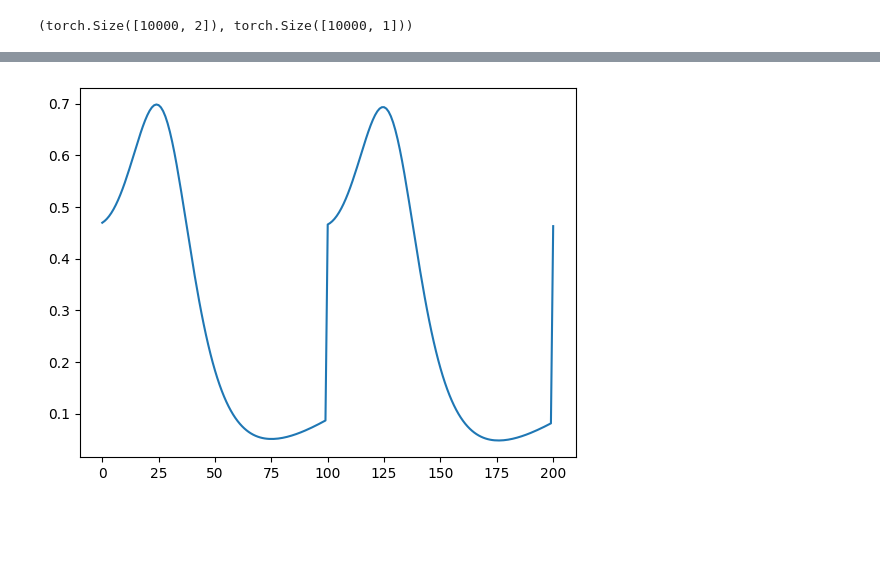
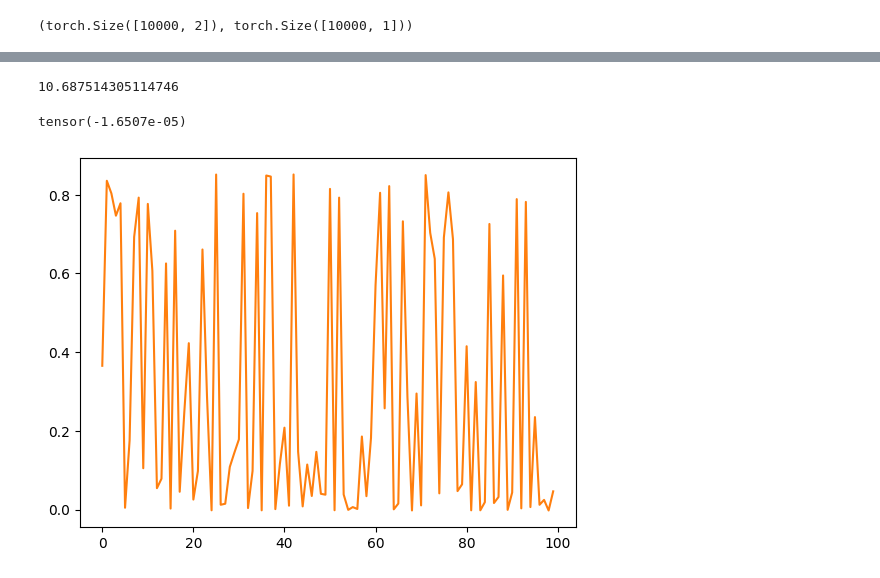
Before and after one commit to broccubali/NoisyICML, a Jupyter notebook: pinns-inverse/DiffSorp/pinnv8.ipynb, the cells around one changed output, grey strips where cells are left out. Drawn from its saved outputs; the diff is of its cells as text; code cells hidden in the pictures; blank space fills up the shorter version.

```diff
--- a/pinns-inverse/DiffSorp/pinnv8.ipynb
+++ b/pinns-inverse/DiffSorp/pinnv8.ipynb
@@ -6,7 +6,7 @@ from tqdm import tqdm
 
 
 class PINN(nn.Module):
-    def __init__(self, input_size, hidden_size, output_size):
+    def __init__(self, input_size, hidden_size, output_size, d, kd):
         super(PINN, self).__init__()
         # Define neural network layers
         self.layers = nn.ModuleList(
@@ -26,9 +26,11 @@ class PINN(nn.Module):
         self.D = nn.Parameter(
             torch.tensor([10.0], dtype=torch.float32, requires_grad=True)
         )  # Diffusion coefficient
-        self.Kd = nn.Parameter(
-            torch.tensor([10.0], dtype=torch.float32, requires_grad=True)
-        )  # Sorption coefficient
+        # self.Kd = nn.Parameter(
+        #     torch.tensor([10.0], dtype=torch.float32, requires_grad=True)
+        # )  # Sorption coefficient
+        # self.D = d
+        self.Kd = kd
 
         # Loss function and optimizer
         self.loss = nn.MSELoss()
@@ -84,7 +86,7 @@ class PINN(nn.Module):
             self.optimizer.step()
             if epoch % 200 == 0:
                 print(
-                    f"Epoch {epoch}, Loss {loss.item()}, D {self.D.item()}, Kd {self.Kd.item()}, Data Loss {a.item()}, Residual Loss {b.item()}"
+                    f"Epoch {epoch}, Loss {loss.item()}, Data Loss {a.item()}, Residual Loss {b.item()}, D {self.D.item()}"
                 )
 # %%
 import h5py
@@ -98,12 +100,12 @@ with h5py.File("diff_sorp.h5", "r") as f:
     C_all = f["1"]["data"][:]
     f.close()
 # Create input (x, t) and output (C) tensors
-x = np.linspace(0, 1, Nx)
+x = np.linspace(0, 10, Nx)
 t = np.linspace(0, 1, Nt)
 X, T = np.meshgrid(x, t)
 X_train = torch.tensor(
-    np.vstack((X.flatten(), T.flatten())).T, dtype=torch.float32
+    np.hstack((X.flatten()[:, None], T.flatten()[:, None])), dtype=torch.float32
 ).to("cuda")
-C_train = torch.tensor(C_all.flatten(), dtype=torch.float32).to("cuda")
+C_train = torch.tensor(C_all.flatten()[:, None], dtype=torch.float32).to("cuda")
 X_train.shape, C_train.shape
 # %% [output]
@@ -115,11 +117,11 @@ dtrue, ktrue
 # %%
 idx = np.random.choice(Nx * Nt, 10000, replace=False)
 xtrain = X_train[idx]
-C_train = C_train[idx, None]
-xtrain.shape, C_train.shape
+ctrain = C_train[idx]
+xtrain.shape, ctrain.shape
 # %% [output]
 (torch.Size([10000, 2]), torch.Size([10000, 1]))
 # %%
-model = PINN(2, 20, 1).to("cuda")
-model.train_model(xtrain, C_train, epochs=10000)
+model = PINN(2, 20, 1, dtrue, ktrue).to("cuda")
+model.train_model(xtrain, ctrain, epochs=10000)
 # %% [output]
@@ -138,11 +140,18 @@ Epoch 2200, Loss 0.07317162305116653, D 9.729416847229004, Kd 10.26894474029541,
 ... (38 outputs left out)
+# %%
+model.D.item()
+# %% [output]
+10.687514305114746
 # %%
 import matplotlib.pyplot as plt
 
 with torch.no_grad():
-    C_pred = model.forward(X_train).cpu().numpy()
-    C_pred = C_pred.reshape((Nx, Nt))
+    C_pred = model.forward(xtrain).cpu().numpy()
+    C_pred = C_pred.reshape((Nx, 100))
+    print(torch.mean(ctrain.cpu() - C_pred.flatten()))
+    plt.plot(ctrain.cpu().numpy()[0], label="True")
     plt.plot(C_pred[0], label="Predicted")
     plt.show()
 # %% [output]
+tensor(-1.6507e-05)
-[figure, old version]
+[figure, new version]
```
Also changed, not shown: parts of 2 cells of this notebook, 1 other file.
